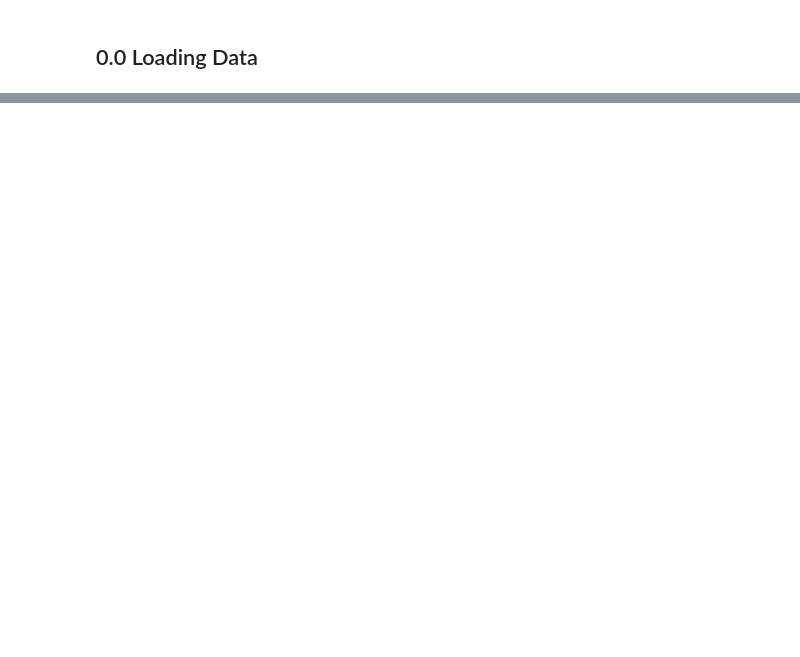
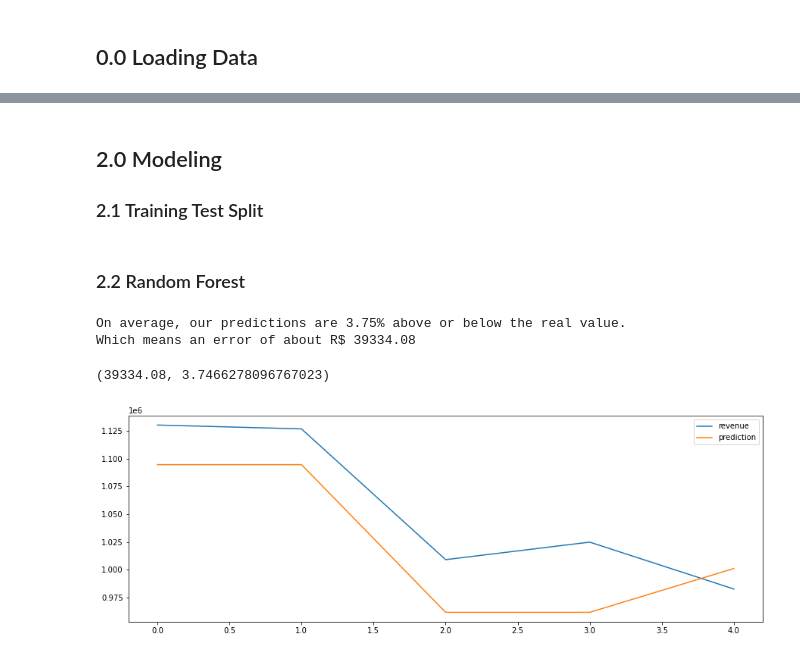
Before and after one commit to pauloreis-ds/olist, a Jupyter notebook: sales_prediction/notebooks/1.1-pr-sales-prediction-machine-learning.ipynb, the cells around one changed output, grey strips where cells are left out. Drawn from its saved outputs; the diff is of its cells as text; code cells hidden in the pictures; blank space fills up the shorter version.

```diff
--- a/sales_prediction/notebooks/1.1-pr-sales-prediction-machine-learning.ipynb
+++ b/sales_prediction/notebooks/1.1-pr-sales-prediction-machine-learning.ipynb
@@ -61,5 +83,7 @@ def evaluation(y_true, y_pred, show_results=True):
 # %% [markdown]
 ## 0.0 Loading Data
 # %%
-data_frame_to_process = pd.read_pickle(os.path.join(os.path.join(DATA_DIR, "sales_forecast_data"), "ml_data_to_preprocess.pkl"))
+data_frame_to_process = pd.read_pickle(os.path.join(os.path.join(directory.DATA_DIR, "sales_forecast_data"), "ml_data_to_preprocess.pkl"))
 data_frame_to_process['revenue'] = data_frame_to_process['freight_value'] + data_frame_to_process['price']
+
+data_frame = data_frame_to_process.copy()
@@ -85,0 +102,7 @@ memory usage: 32.3+ MB
+# %%
+functions = {'revenue':'sum', 'order_id':'count'}
+df = data_frame.groupby([data_frame['order_purchase_timestamp'].dt.year,
+                         data_frame['order_purchase_timestamp'].dt.month]).\
+                agg(functions)
+df.columns = ['revenue','n_orders']
+df
@@ -85,0 +128,26 @@ memory usage: 32.3+ MB
+# %% [markdown]
+## 2.0 Modeling
+### 2.1 Training Test Split
+# %%
+x_train = pd.concat([df.loc[2017, :], df.loc[2018, :].loc[:3]]).drop(columns='revenue')
+y_train = pd.concat([df.loc[2017, 'revenue'], df.loc[2018, 'revenue'].loc[:3]])
+
+x_test = df.loc[2018, :].loc[4:].drop(columns='revenue')
+y_test = df.loc[2018, 'revenue'].loc[4:]
+# %% [markdown]
+### 2.2 Random Forest
+# %%
+rf = RandomForestRegressor(min_samples_leaf=1)
+rf.fit(x_train, y_train)
+
+rf_predictions = rf.predict(x_test)
+evaluation(y_test, rf_predictions)
+# %% [output]
+On average, our predictions are 3.75% above or below the real value.
+Which means an error of about R$ 39334.08
+(39334.08, 3.7466278096767023)
+# %%
+rf_evaluation = pd.concat([pd.Series(y_test.ravel(), name='revenue'), pd.Series(rf_predictions.ravel(), name='prediction')], axis=1)
+rf_evaluation.plot(figsize=(15,5));
+# %% [output]
+[figure, added]
```
Also changed, not shown: parts of 24 cells of this notebook, 5 other files.
